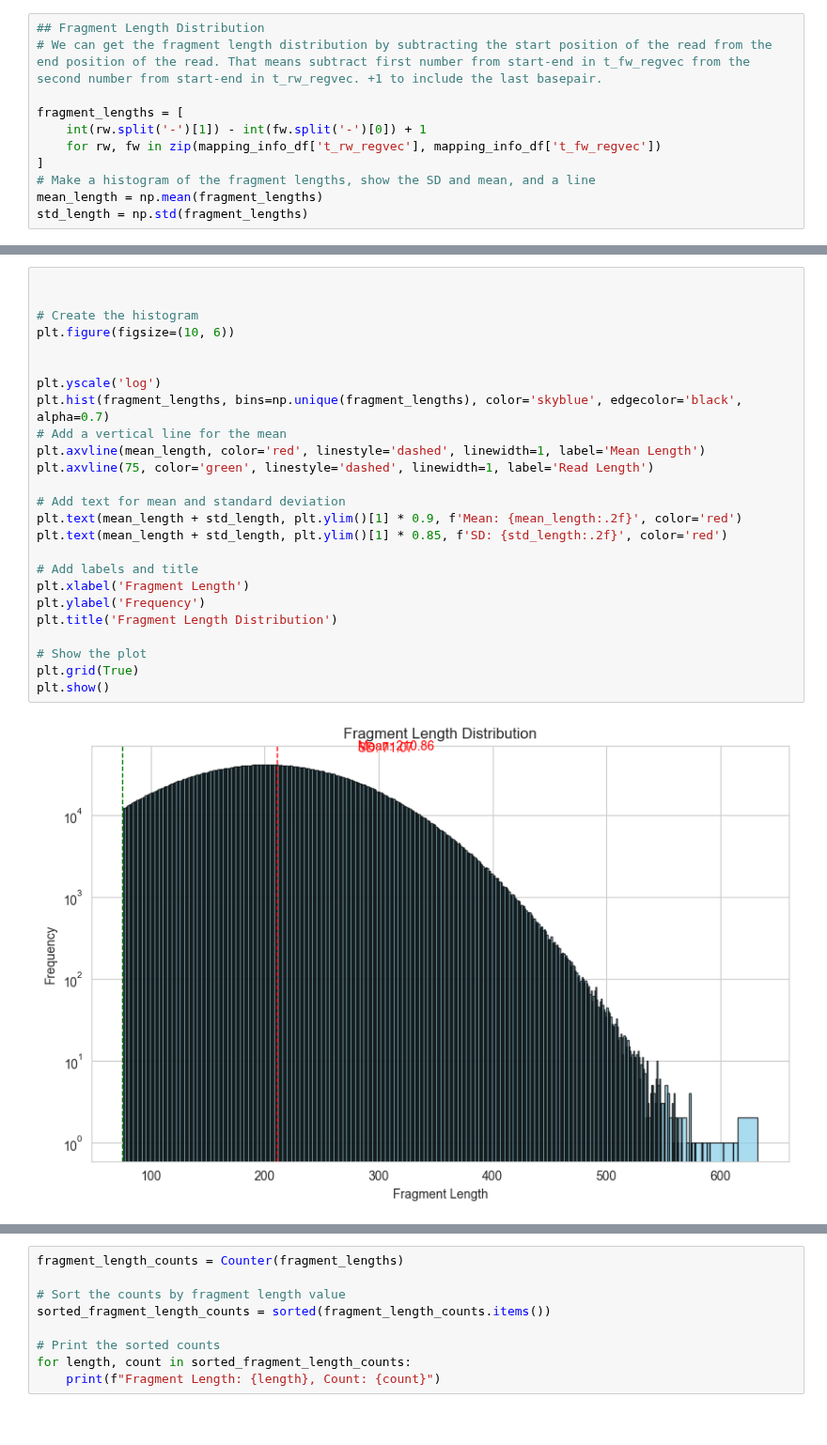
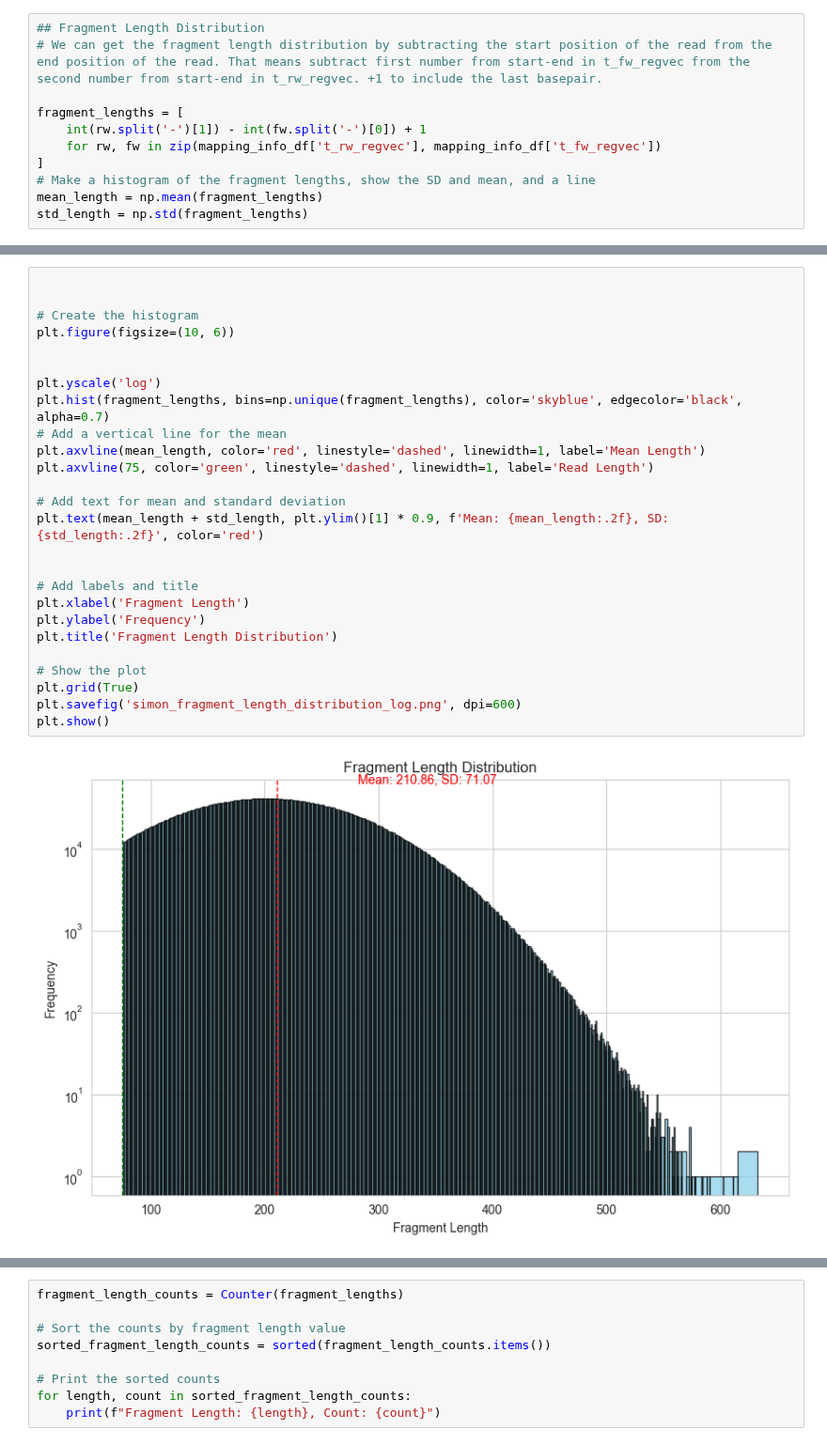
Before and after one commit to IngiumDev/gobi, a Jupyter notebook: src/main/Analysis/readsimulator/analyze_read_simulator.ipynb, the cells around one changed output, grey strips where cells are left out. Shown at 94% size. Saved outputs shown, nothing was run; the diff lists cells and outputs as text.

```diff
--- a/src/main/Analysis/readsimulator/analyze_read_simulator.ipynb
+++ b/src/main/Analysis/readsimulator/analyze_read_simulator.ipynb
@@ -73,30 +75,31 @@ plt.show()
 # %%
 
 
 # Create the histogram
 plt.figure(figsize=(10, 6))
 
 
 plt.yscale('log')
 plt.hist(fragment_lengths, bins=np.unique(fragment_lengths), color='skyblue', edgecolor='black', alpha=0.7)
 # Add a vertical line for the mean
 plt.axvline(mean_length, color='red', linestyle='dashed', linewidth=1, label='Mean Length')
 plt.axvline(75, color='green', linestyle='dashed', linewidth=1, label='Read Length')
 
 # Add text for mean and standard deviation
-plt.text(mean_length + std_length, plt.ylim()[1] * 0.9, f'Mean: {mean_length:.2f}', color='red')
-plt.text(mean_length + std_length, plt.ylim()[1] * 0.85, f'SD: {std_length:.2f}', color='red')
+plt.text(mean_length + std_length, plt.ylim()[1] * 0.9, f'Mean: {mean_length:.2f}, SD: {std_length:.2f}', color='red')
+
 
 # Add labels and title
 plt.xlabel('Fragment Length')
 plt.ylabel('Frequency')
 plt.title('Fragment Length Distribution')
 
 # Show the plot
 plt.grid(True)
+plt.savefig('simon_fragment_length_distribution_log.png', dpi=600)
 plt.show()
 # %% [output]
-[figure, old version]
+[figure, new version]
 # %%
 sorted_lengths = np.sort(fragment_lengths)  # Sort the fragment lengths
 cumulative_counts = np.arange(1, len(sorted_lengths) + 1)  # Create an array of cumulative counts
```
Also changed, not shown: parts of 18 cells of this notebook.
